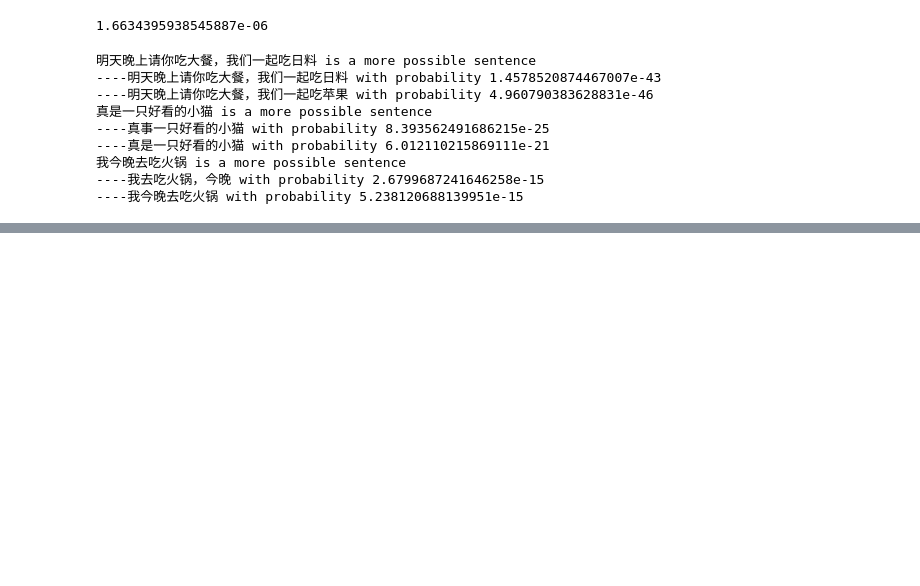
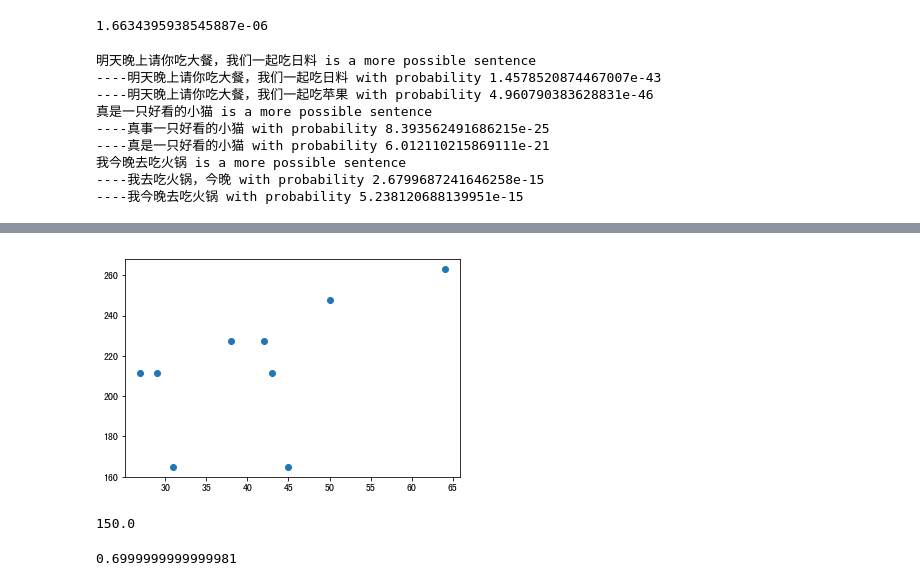
Before and after one commit to computing-intelligence/Source-Code-of-Pragmatic-Artificial-Intelligence-Algorithms-Based-on-Natrual-Language-Processing, a Jupyter notebook: Chapter-01-AI-Introduction-and-Syntax-Tree.ipynb, the cells around one changed output, grey strips where cells are left out. Saved outputs shown, nothing was run; the diff lists cells and outputs as text; code cells hidden in the pictures; blank space fills up the shorter version.

```diff
--- a/Chapter-01-AI-Introduction-and-Syntax-Tree.ipynb
+++ b/Chapter-01-AI-Introduction-and-Syntax-Tree.ipynb
@@ -415,3 +415,8 @@ get_2_gram_result_from_sentences(need_compared)
 我今晚去吃火锅 is a more possible sentence
 ----我去吃火锅，今晚 with probability 2.6799687241646258e-15
 ----我今晚去吃火锅 with probability 5.238120688139951e-15
+# %%
+import pandas as pd
+
+titanic_content = pd.read_csv(open('../../datasource/titanic_train.csv'))
+titanic_content.head()
@@ -417,0 +430,10 @@ get_2_gram_result_from_sentences(need_compared)
+# %%
+age_with_fare = titanic_content[['Age', 'Fare']]
+age_with_fare = age_with_fare[ (age_with_fare['Age'] > 25) & (age_with_fare['Fare'] < 450) &
+                              (age_with_fare['Fare'] > 160)]
+age = age_with_fare['Age']
+fare = age_with_fare['Fare']
+plt.scatter(age, fare)
+plt.show()
+# %% [output]
+[figure, added]
@@ -417,0 +448,8 @@ get_2_gram_result_from_sentences(need_compared)
+# %%
+loss([100, 200], [-100, 300])
+# %% [output]
+150.0
+# %%
+loss(y_hat=[100.1, 201, 199], y=[100, 200, 200])
+# %% [output]
+0.6999999999999981
```
Also changed, not shown: parts of 17 cells of this notebook.
